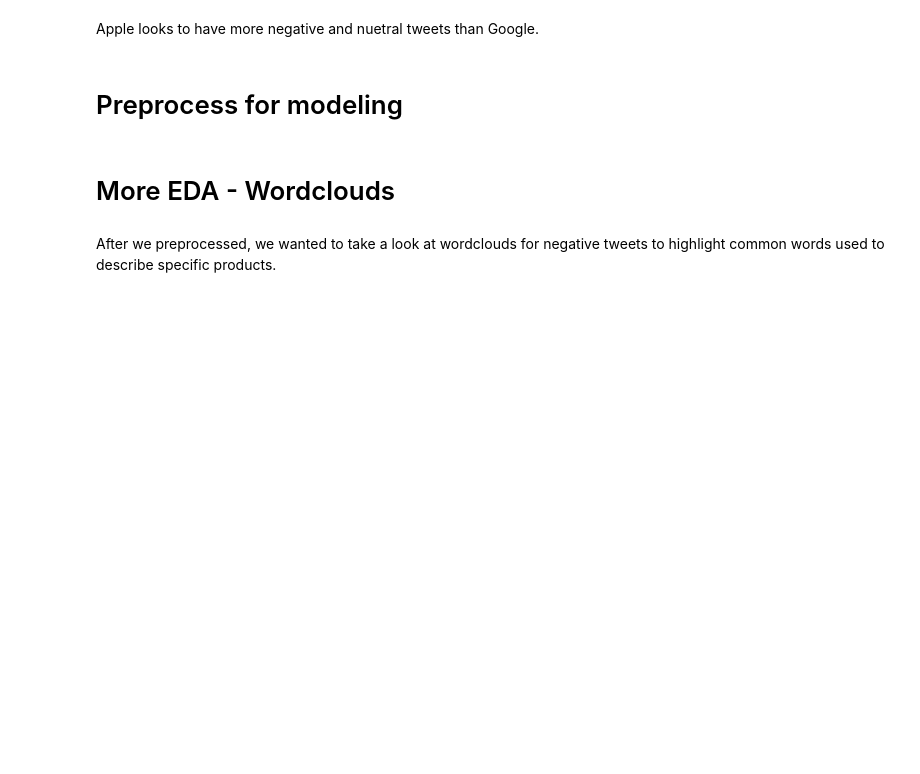
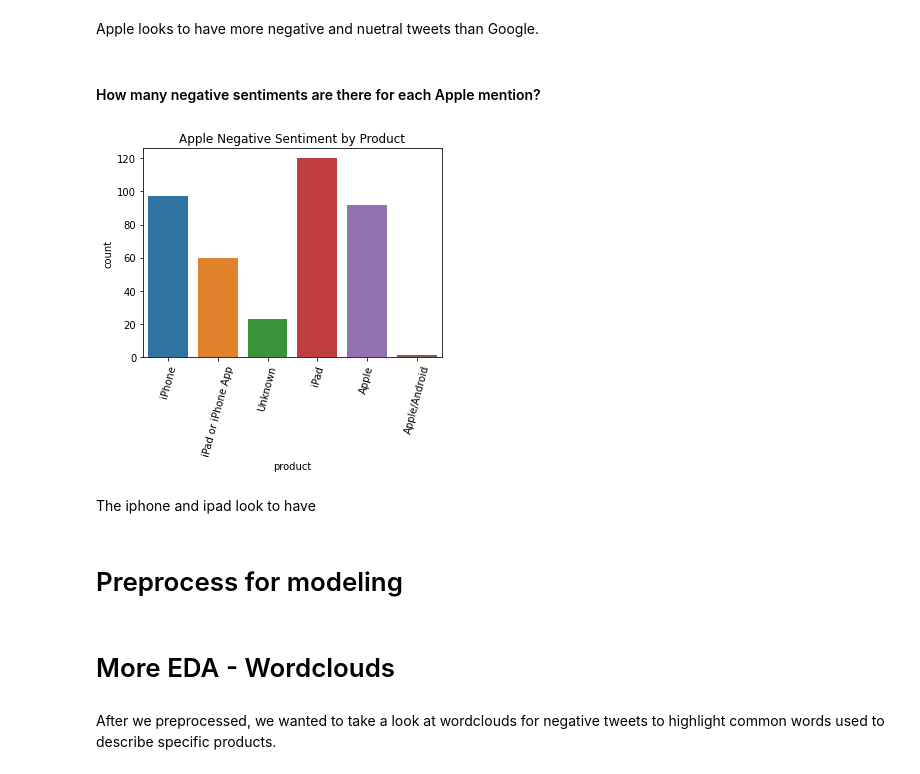
Before and after one commit to ryanreilly/phase_4_project, a Jupyter notebook: final_notebook.ipynb, the cells around one changed output. Saved outputs shown, nothing was run; the diff lists cells and outputs as text; code cells hidden in the pictures; blank space fills up the shorter version.

```diff
--- a/final_notebook.ipynb
+++ b/final_notebook.ipynb
@@ -361,5 +361,26 @@ plt.tight_layout()
 # %% [markdown]
 Apple looks to have more negative and nuetral tweets than Google.
+# %% [markdown]
+#### How many negative sentiments are there for each Apple mention?
+# %%
+fig, ax = plt.subplots(figsize = (5,5))
+
+apple_neg = df[(df['sentiment'] == 'Negative') &
+               (df['brand'] == 'Apple') &
+               (df['product'] != 'Other Apple product or service') ]
+
+#Create the plot
+ax = sns.countplot(x="product", data=apple_neg)
+plt.xticks(rotation=75)
+
+ax.set_title("Apple Negative Sentiment by Product")
+
+plt.tight_layout()
+fig.savefig('images/apple_product.png');
+# %% [output]
+[figure, added]
+# %% [markdown]
+The iphone and ipad look to have
 # %% [markdown]
 # Preprocess for modeling
 # %%
```
Also changed, not shown: parts of 32 cells of this notebook.
